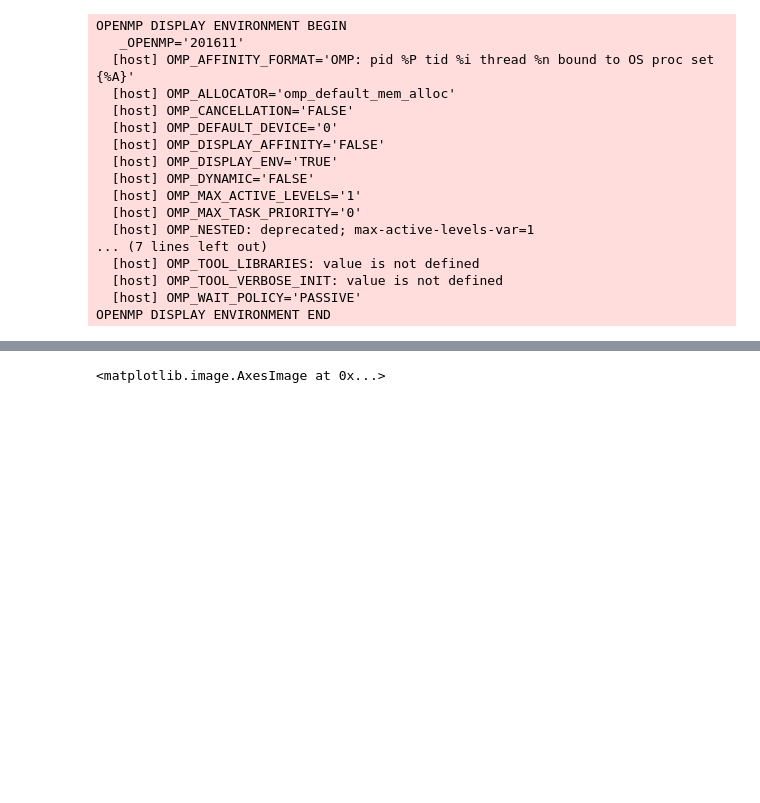
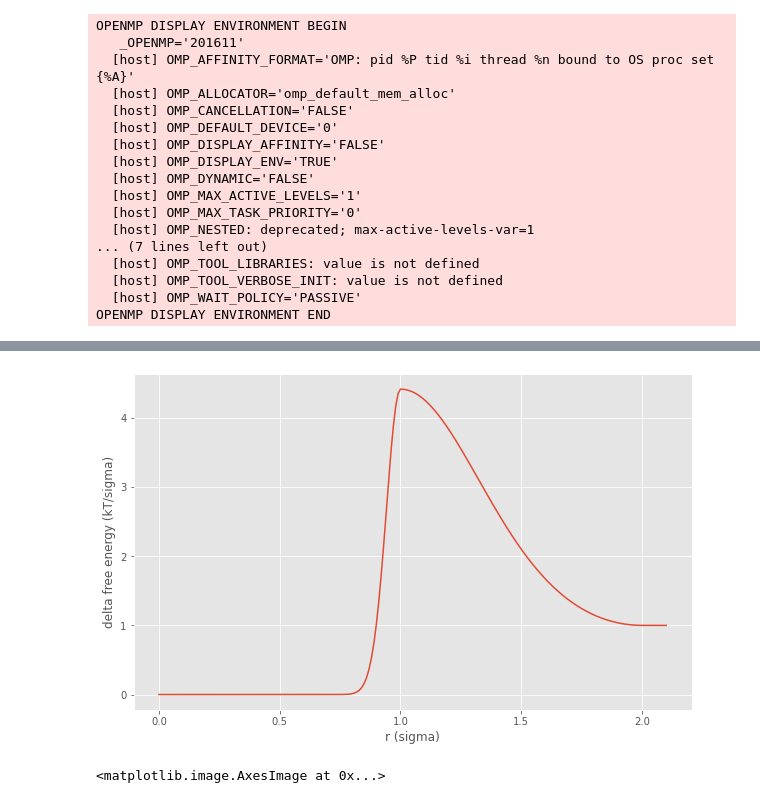
Before and after one commit to cedelmaier/dragonfruit, a Jupyter notebook: analysis/spectrum_analysis.ipynb, the cells around one changed output, grey strips where cells are left out. Drawn from its saved outputs; the diff is of its cells as text; code cells hidden in the pictures; blank space fills up the shorter version.

```diff
--- a/analysis/spectrum_analysis.ipynb
+++ b/analysis/spectrum_analysis.ipynb
@@ -78,3 +81,12 @@ plt.savefig('f_grimelipid.png', bbox_inches='tight')
+# %%
+fig = plt.figure(figsize=(10, 6.18))
+ax = fig.add_subplot()
+ax.plot(r, g_gl)
+ax.set_xlabel('r (sigma)')
+ax.set_ylabel('delta free energy (kT/sigma)')
+plt.savefig('freenergy_grimelipid.png', bbox_inches='tight')
+# %% [output]
+[figure, added]
 # %%
 traj = gsd.hoomd.open('../data/20211102/strength_scan/traj_npt_membrane.gsd')
 # %%
```
Also changed, not shown: parts of 4 cells of this notebook, 6 other files.
